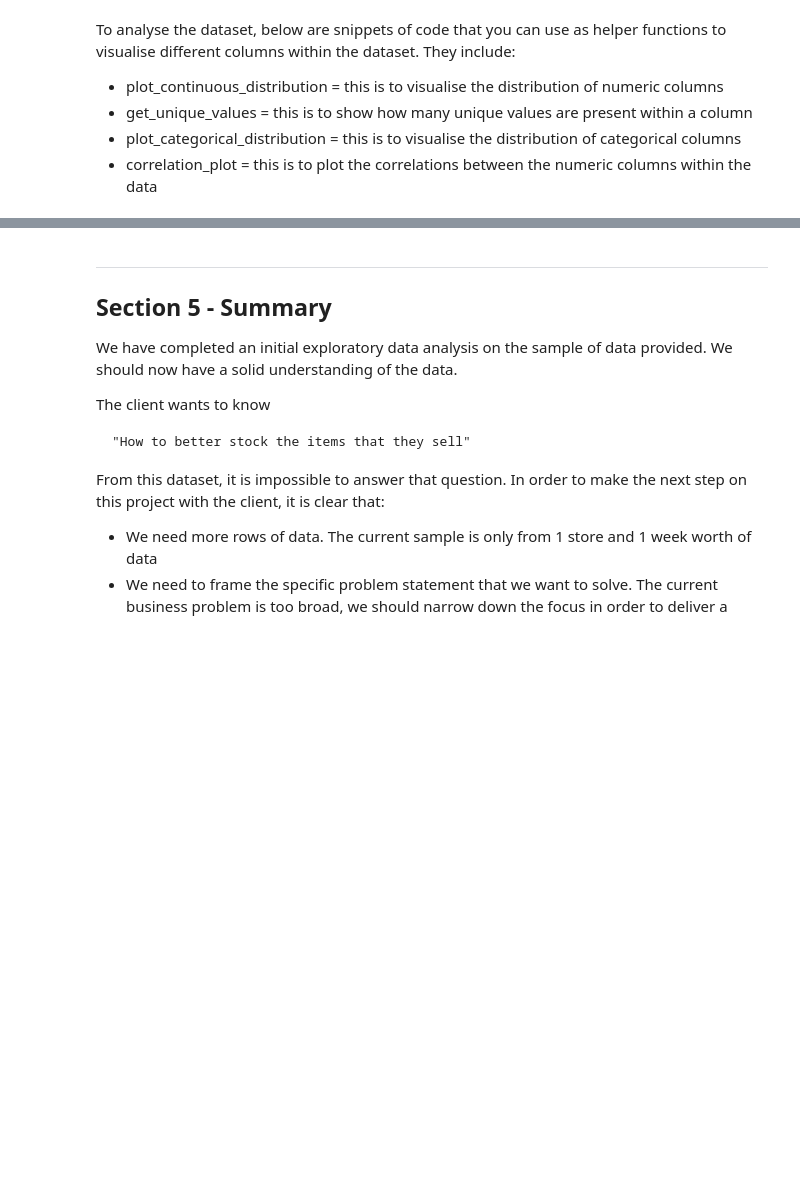
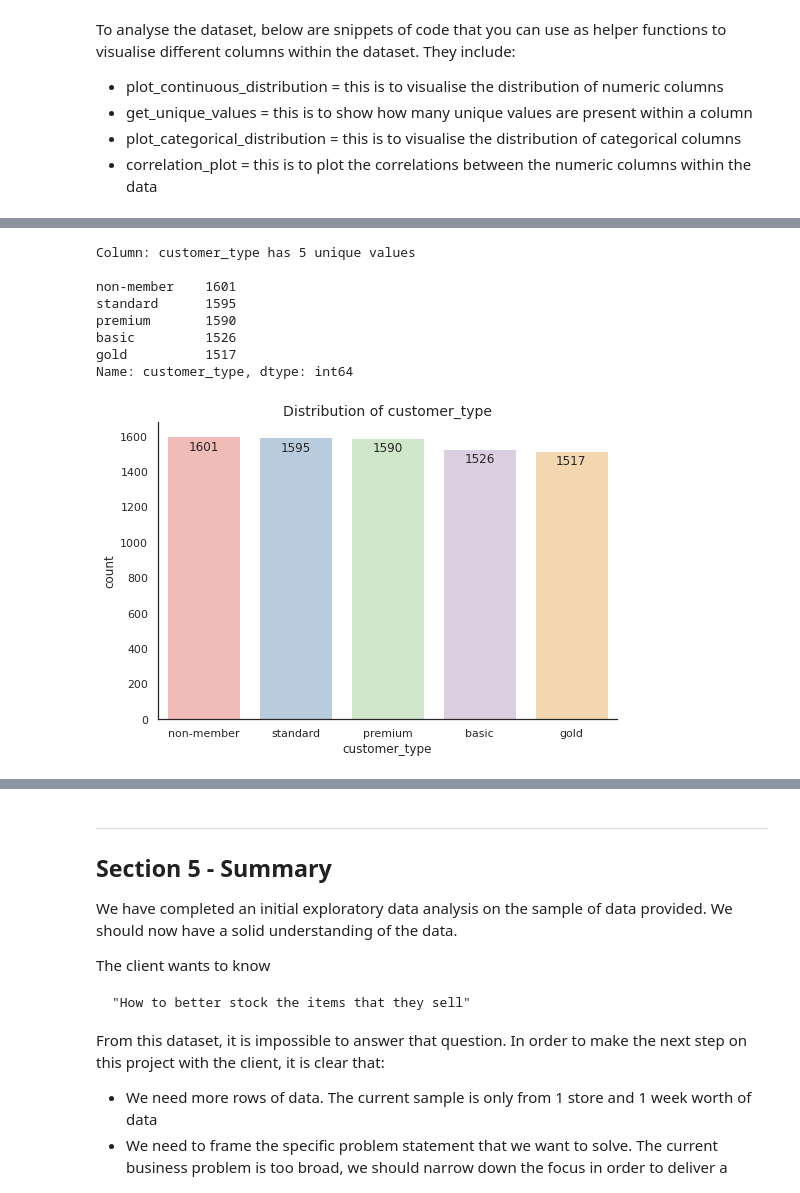
Before and after one commit to amy-panda/Supply_Chain_Forecasting, a Jupyter notebook: notebooks/eda.ipynb, the cells around one changed output, grey strips where cells are left out. Saved outputs shown, nothing was run; the diff lists cells and outputs as text; code cells hidden in the pictures; blank space fills up the shorter version.

```diff
--- a/notebooks/eda.ipynb
+++ b/notebooks/eda.ipynb
@@ -161,0 +202,38 @@ To analyse the dataset, below are snippets of code that you can use as helper fu
+# %%
+def get_unique_values(data, column):
+  num_unique_values = len(data[column].unique())
+  value_counts = data[column].value_counts()
+  print(f"Column: {column} has {num_unique_values} unique values\n")
+  print(value_counts)
+
+def plot_categorical_distribution(data: pd.DataFrame = None, column: str = None, height: int = 5, aspect: int = 1.5, palette="Pastel1"):
+  g=sns.catplot(data=data, x=column, kind='count', order=data[column].value_counts().index, height=height, aspect=aspect, palette=palette)
+  ax = g.facet_axis(0,0)
+  # label each bar in catplot
+  for p in ax.patches:
+    # get the height of each bar
+    height = p.get_height()
+    # adding text to each bar
+    ax.text(x = p.get_x()+(p.get_width()/2), # x-coordinate position of data label, padded to be in the middle of the bar
+    y = height*0.95, # y-coordinate position of data label, padded 0.2 above bar
+    s = '{:.0f}'.format(height), # data label, formatted to ignore decimals
+    ha = 'center')
+  plt.title(f'Distribution of {column}', fontsize=14)
+
+
+ # Credit: https://medium.com/swlh/quick-guide-to-labelling-data-for-common-seaborn-plots-736e10bf14a9
+ # Credit: https://stackoverflow.com/questions/53029604/how-to-add-bar-value-on-the-top-catplot-seaborn
+ # Creidt: https://stackoverflow.com/questions/24618862/how-to-change-the-order-of-factor-plot-in-seaborn
+# %%
+get_unique_values(df,column='customer_type')
+plot_categorical_distribution(data=df, column='customer_type')
+# %% [output]
+Column: customer_type has 5 unique values
+
+non-member    1601
+standard      1595
+premium       1590
+basic         1526
+gold          1517
+Name: customer_type, dtype: int64
+[figure, added]
```
Also changed, not shown: parts of 37 cells of this notebook.
